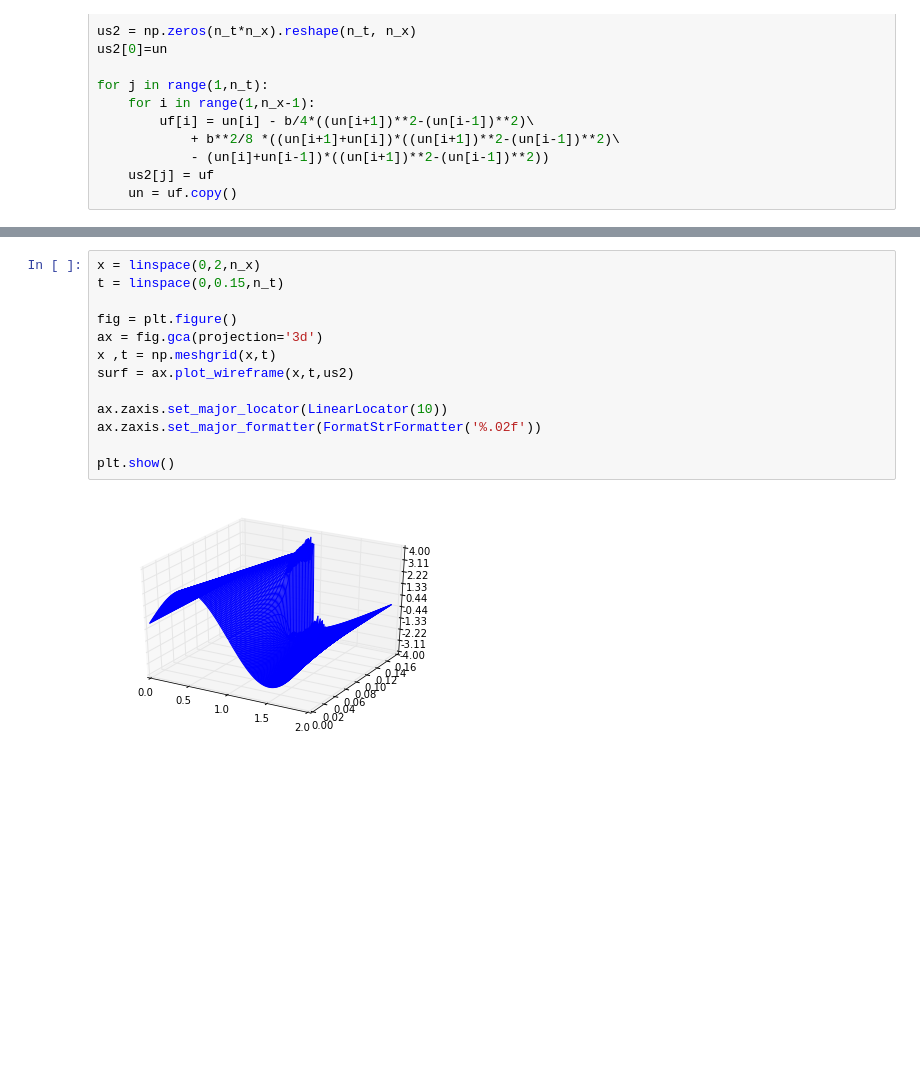
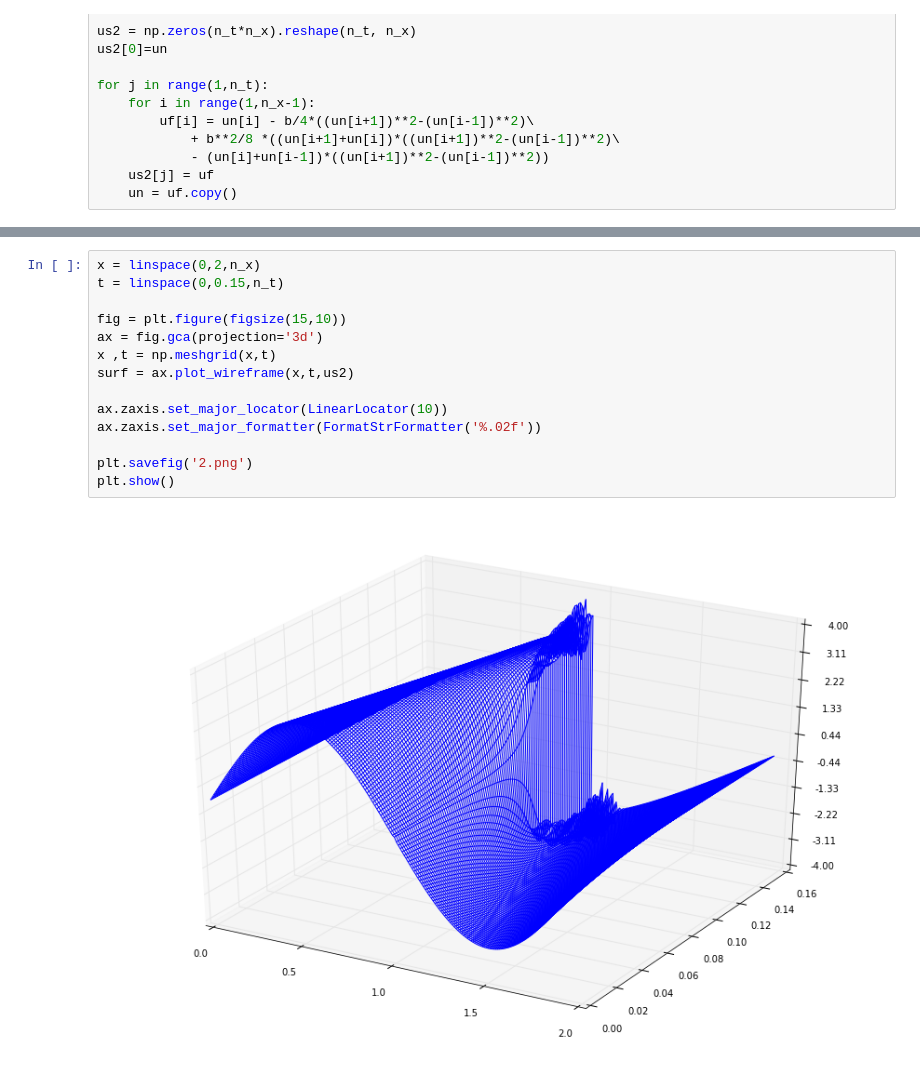
Before and after one commit to jdestupinan1332/Hw7, a Jupyter notebook: BurgersEq.ipynb, the cells around one changed output, grey strips where cells are left out. Cells and saved outputs as stored; diff of their text form; blank space fills up the shorter version.

Commit message:
figures added

```diff
--- a/BurgersEq.ipynb
+++ b/BurgersEq.ipynb
@@ -113,15 +115,16 @@ plot (x, uf)
 # %%
 x = linspace(0,2,n_x)
 t = linspace(0,0.15,n_t)
 
-fig = plt.figure()
+fig = plt.figure(figsize(15,10))
 ax = fig.gca(projection='3d')
 x ,t = np.meshgrid(x,t)
 surf = ax.plot_wireframe(x,t,us2)
 
 ax.zaxis.set_major_locator(LinearLocator(10))
 ax.zaxis.set_major_formatter(FormatStrFormatter('%.02f'))
 
+plt.savefig('2.png')
 plt.show()
 # %% [output]
-[figure, old version]
+[figure, new version]
```
Also changed, not shown: parts of 3 cells of this notebook, 2 other files.
